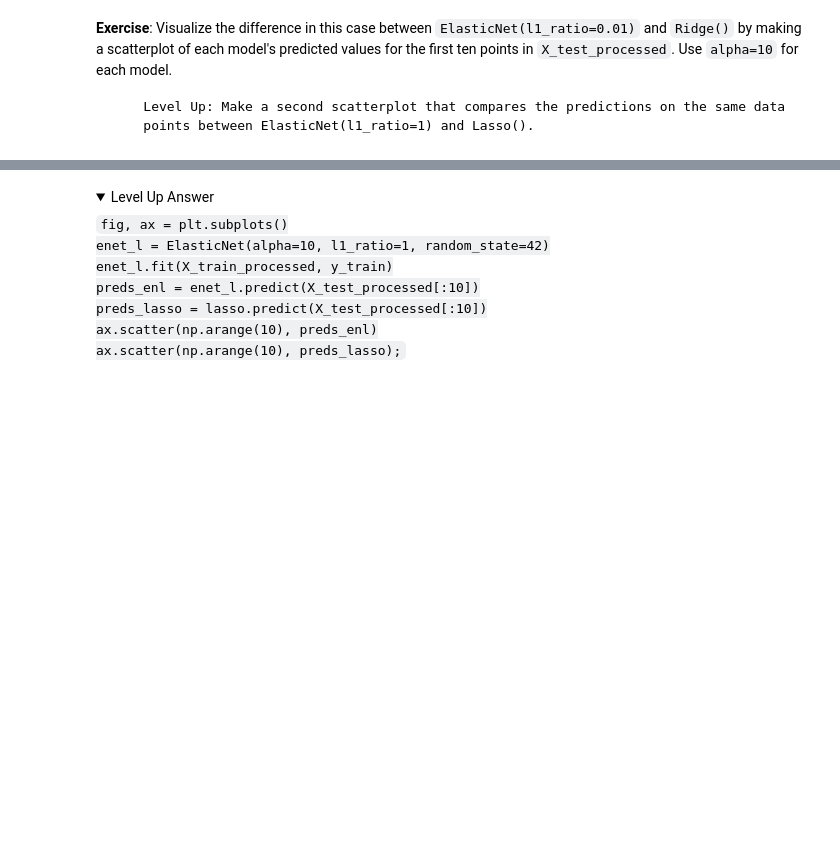
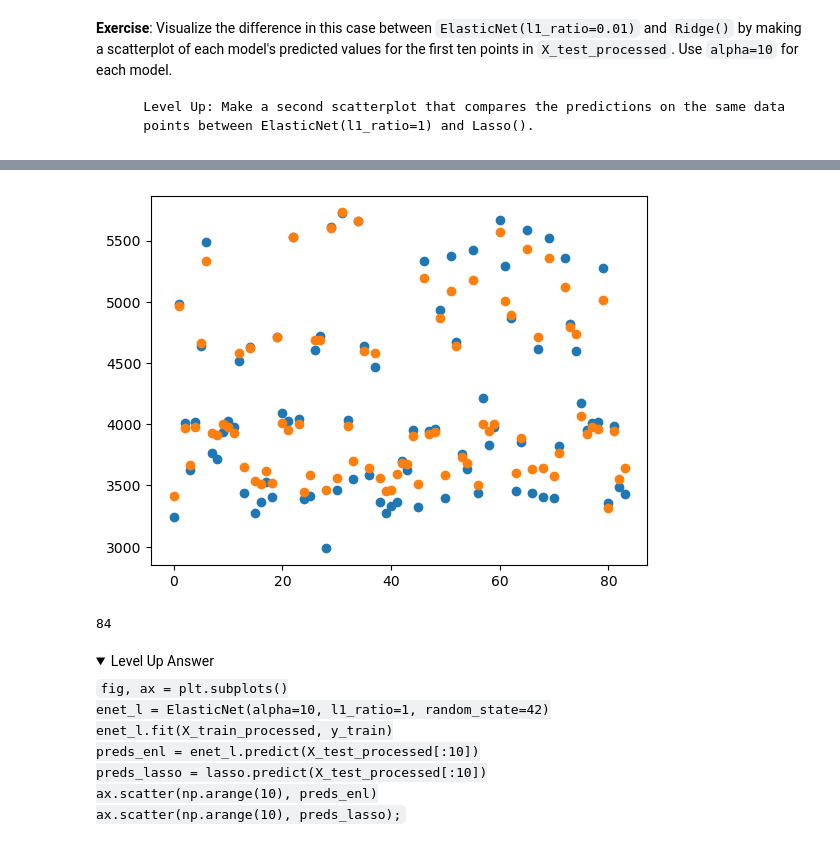
Before and after one commit to DrewAlderfer/NYC-DS-091922, a Jupyter notebook: Phase_3/Phase3_Topic23_Regularization/Regularization_CrossValidation.ipynb, the cells around one changed output, grey strips where cells are left out. Saved outputs shown, nothing was run; the diff lists cells and outputs as text; code cells hidden in the pictures; folded sections open; blank space fills up the shorter version.

```diff
--- a/Phase_3/Phase3_Topic23_Regularization/Regularization_CrossValidation.ipynb
+++ b/Phase_3/Phase3_Topic23_Regularization/Regularization_CrossValidation.ipynb
@@ -860,3 +1042,18 @@ ax.scatter(np.arange(10), preds_ridge);</code>
+# %%
+fig, ax = plt.subplots()
+enet_l = ElasticNet(alpha=10, l1_ratio=1, random_state=42)
+enet_l.fit(X_train_processed, y_train)
+preds_enl = enet_l.predict(X_test_processed[:84])
+preds_lasso = lasso.predict(X_test_processed[:84])
+ax.scatter(np.arange(84), preds_enl)
+ax.scatter(np.arange(84), preds_lasso)
+plt.show()
+# %% [output]
+[figure, added]
+# %%
+len(preds_enr)
+# %% [output]
+84
 # %% [markdown]
 <details>
     <summary>
```
Also changed, not shown: parts of 71 cells of this notebook.
